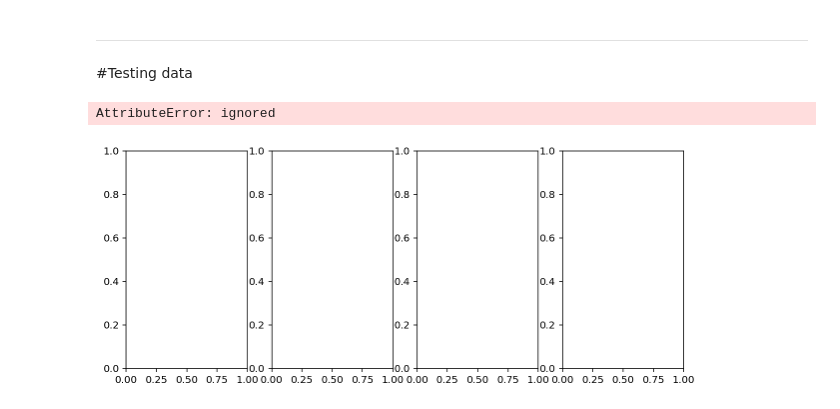
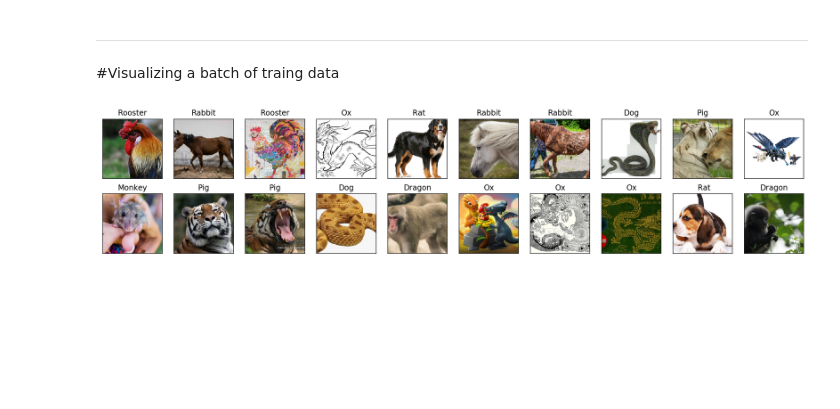
Before and after one commit to codholic/Intro2PytorchUdacitycourse, a Jupyter notebook: Signs.ipynb, the cells around one changed output. Drawn from its saved outputs; the diff is of its cells as text; code cells hidden in the pictures; blank space fills up the shorter version.

```diff
--- a/Signs.ipynb
+++ b/Signs.ipynb
@@ -84,14 +94,22 @@ testloader = torch.utils.data.DataLoader(test_data, batch_size=64)
 # %% [markdown]
 ________________________________
-# %% [markdown]
-#Testing data
-# %%
-data_iter=iter(testloader)
-images,labels=next(data_iter)
-fig,axes=plt.subplots(figsize=(10,4),ncols=4)
-for ii in range(4):
-  ax=axes[ii]
-  helper.imshow(images[ii],ax=ax,normalize=True)
-# %% [output]
-AttributeError: ignored
-[figure, removed]
+# %% [markdown]
+#Visualizing a batch of traing data
+# %%
+def imshow(img):
+  img=img /2 + 0.5
+  plt.imshow(np.transpose(img,(1,2,0)))
+# %%
+#obtain one batch of train image
+dataiter=iter(trainloader)
+images,labels=dataiter.next()
+images=images.numpy() #converting images to numpy for display
+
+#plotting images
+fig=plt.figure(figsize=(20,4))
+for ii in range(20):
+  ax=fig.add_subplot(2,20/2,ii+1,xticks=[],yticks=[])
+  imshow(images[ii])
+  ax.set_title(Class[labels[ii]])
+# %% [output]
+[figure, added]
```
Also changed, not shown: parts of 4 cells of this notebook.
